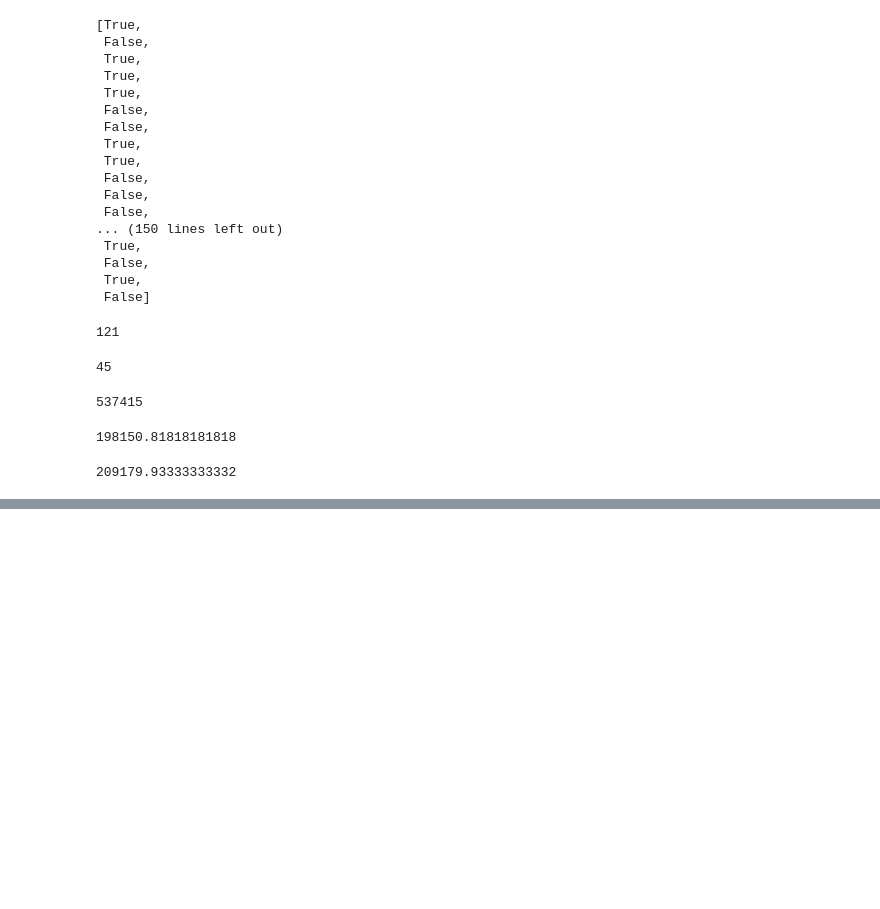
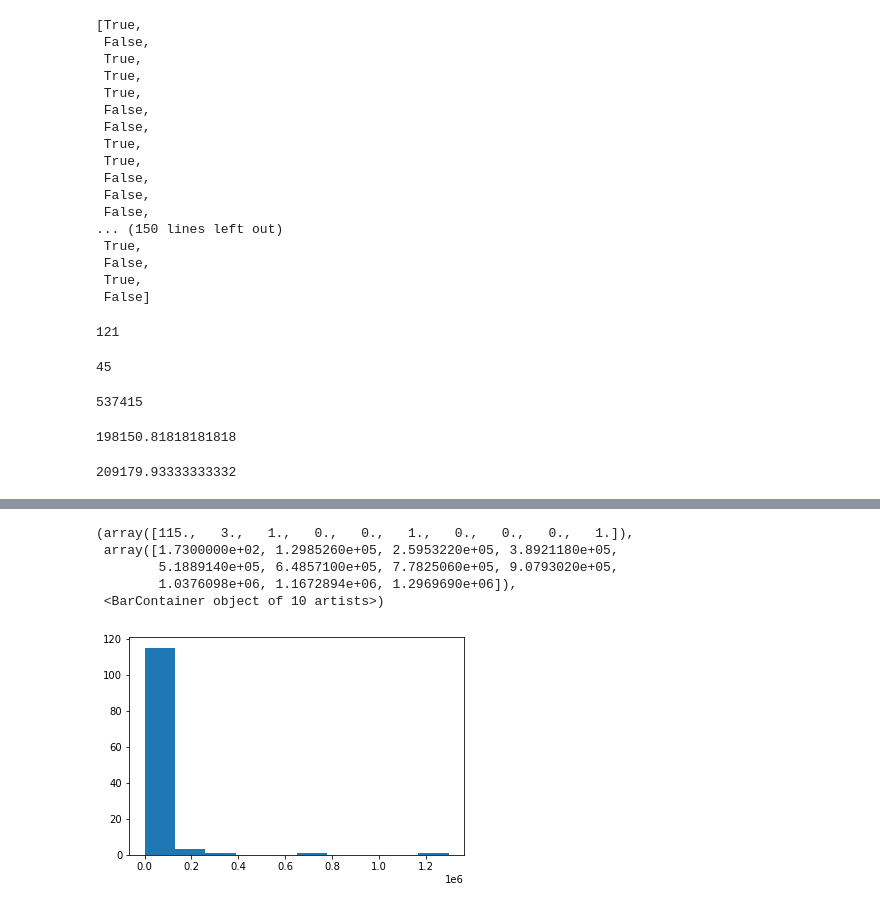
Before and after one commit to ryankkien/AttentionInElmCity-DF2022, a Jupyter notebook: CODE.ipynb, the cells around one changed output, grey strips where cells are left out. Saved outputs shown, nothing was run; the diff lists cells and outputs as text; code cells hidden in the pictures; blank space fills up the shorter version.

```diff
--- a/CODE.ipynb
+++ b/CODE.ipynb
@@ -147,0 +146,25 @@ People Sense
+# %%
+totalminigametimelist = []
+for i in caregroup:
+    totalminigametime = 0
+    startflag = False
+    start = 0
+    stop = 0
+    for index, row in i.iterrows():
+        if((row['event_category'] == "Knowledge Minigame") or (row['event_category'] == "Minigame General")) and (startflag == False):
+            start = row['event_time_dbl']
+            startflag = True
+        if((row['event_category'] != "Knowledge Minigame") and (row['event_category'] != "Minigame General")) and (startflag == True):
+            stop = row['event_time_dbl']
+            totalminigametime =  totalminigametime + (stop - start)
+            startflag = False
+    totalminigametimelist.append(totalminigametime)
+# %%
+plt.hist(totalminigametimelist)
+# %% [output]
+(array([115.,   3.,   1.,   0.,   0.,   1.,   0.,   0.,   0.,   1.]),
+ array([1.7300000e+02, 1.2985260e+05, 2.5953220e+05, 3.8921180e+05,
+        5.1889140e+05, 6.4857100e+05, 7.7825060e+05, 9.0793020e+05,
+        1.0376098e+06, 1.1672894e+06, 1.2969690e+06]),
+ <BarContainer object of 10 artists>)
+[figure, added]
```
Also changed, not shown: parts of 4 cells of this notebook.
